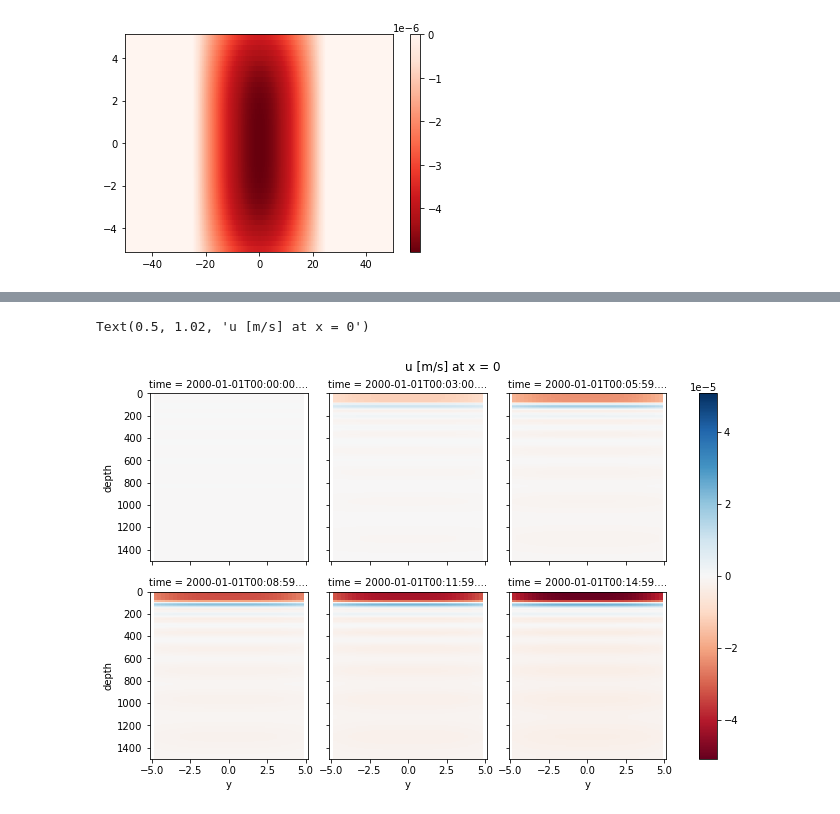
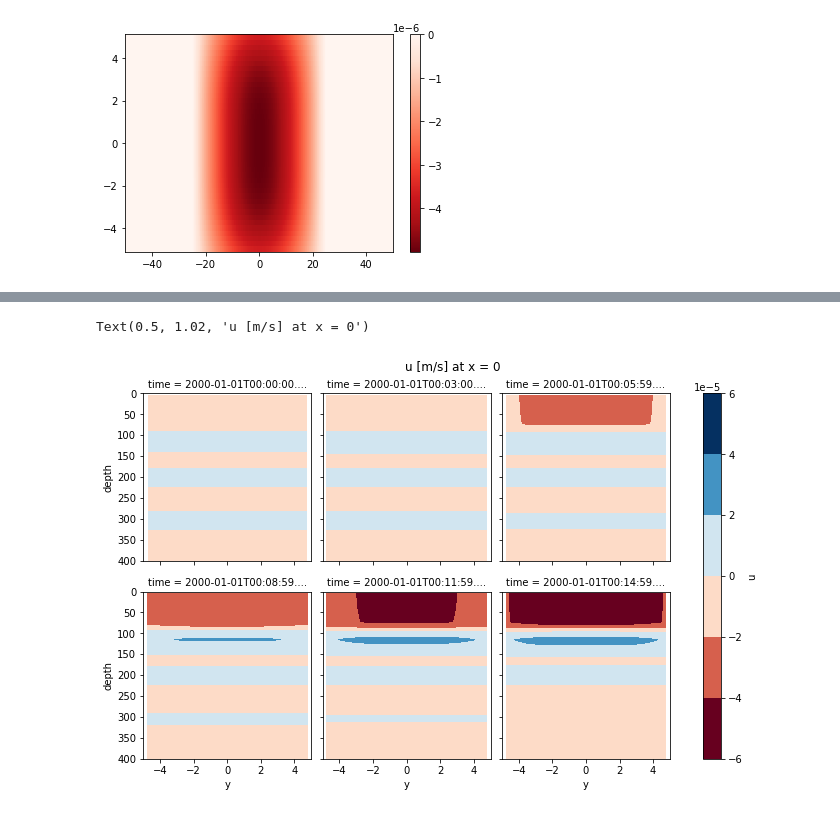
Before and after one commit to vopikamm/multimode-model, a Jupyter notebook: examples/McCreary/McCreary.ipynb, the cells around one changed output, grey strips where cells are left out. Cells and saved outputs as stored; diff of their text form; code cells hidden in the pictures.

```diff
--- a/examples/McCreary/McCreary.ipynb
+++ b/examples/McCreary/McCreary.ipynb
@@ -149,17 +159,16 @@ def run(params):
 
     for i, next_state in enumerate(model_run):
         if i % (Nt // 5) == 0:
-            output.append(next_state.u)
-    return output
+            output.append(save_as_Dataset(next_state, params))
+
+
+    return xr.combine_by_coords(output)
 # %%
 from multiprocessing import Pool
 
 pool = Pool()
 out = pool.map(run, params)
 # %%
-u_tildes = []
 for i in range(len(out)):
-    u_tilde = xr.combine_by_coords([u.as_dataarray for u in out[i]])
-    u_tilde['z'] = np.array([i])
-    u_tildes.append(u_tilde)
-u_tilde =  xr.combine_by_coords(u_tildes)
+    out[i]["z"] = np.array([i])
+velocities = xr.combine_by_coords(out)
@@ -178,6 +179,14 @@ u = xr.dot(ds_pmodes, u_tilde)
+# %%
+ds_wmodes =xr.DataArray(wmodes, dims=['z','depth'])
+ds_wmodes.coords['z'] = np.arange(wmodes.shape[0])
+ds_wmodes.coords['depth'] = Nsq_depth
+# %%
+velocities['u'] = xr.dot(ds_pmodes, velocities.u_tilde)
+velocities['v'] = xr.dot(ds_pmodes, velocities.v_tilde)
+velocities['w'] = xr.dot(ds_wmodes, velocities.w_tilde)
 # %%
-u.isel(i = 200).plot(x='y', y='depth', col="time", col_wrap=3, cmap='RdBu', yincrease=False);
+velocities.u.isel(i = 200).plot.contourf(x='y', y='depth', col="time", col_wrap=3, cmap='RdBu', yincrease=False, ylim = (400, 0));
 plt.suptitle('u [m/s] at x = 0', y=1.02)
 # %% [output]
 Text(0.5, 1.02, 'u [m/s] at x = 0')
-[figure, old version]
+[figure, new version]
```
Also changed, not shown: parts of 12 cells of this notebook, 1 other file.
